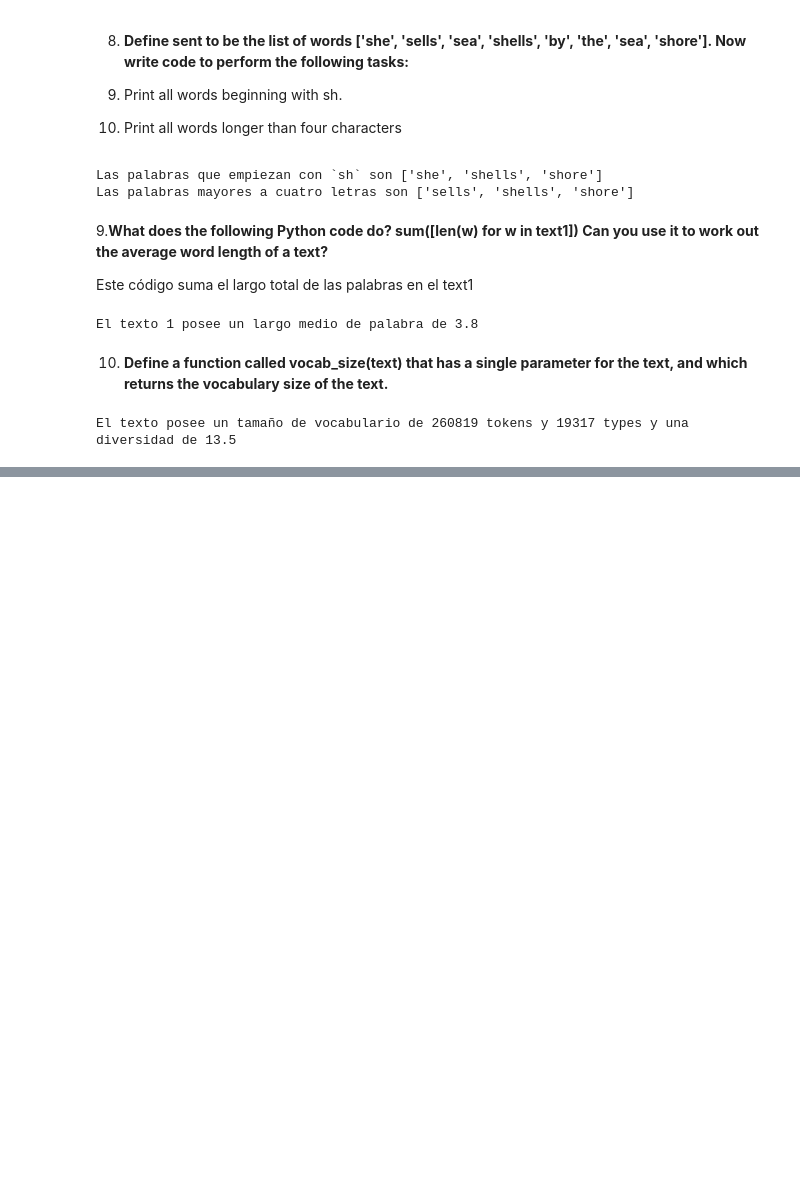
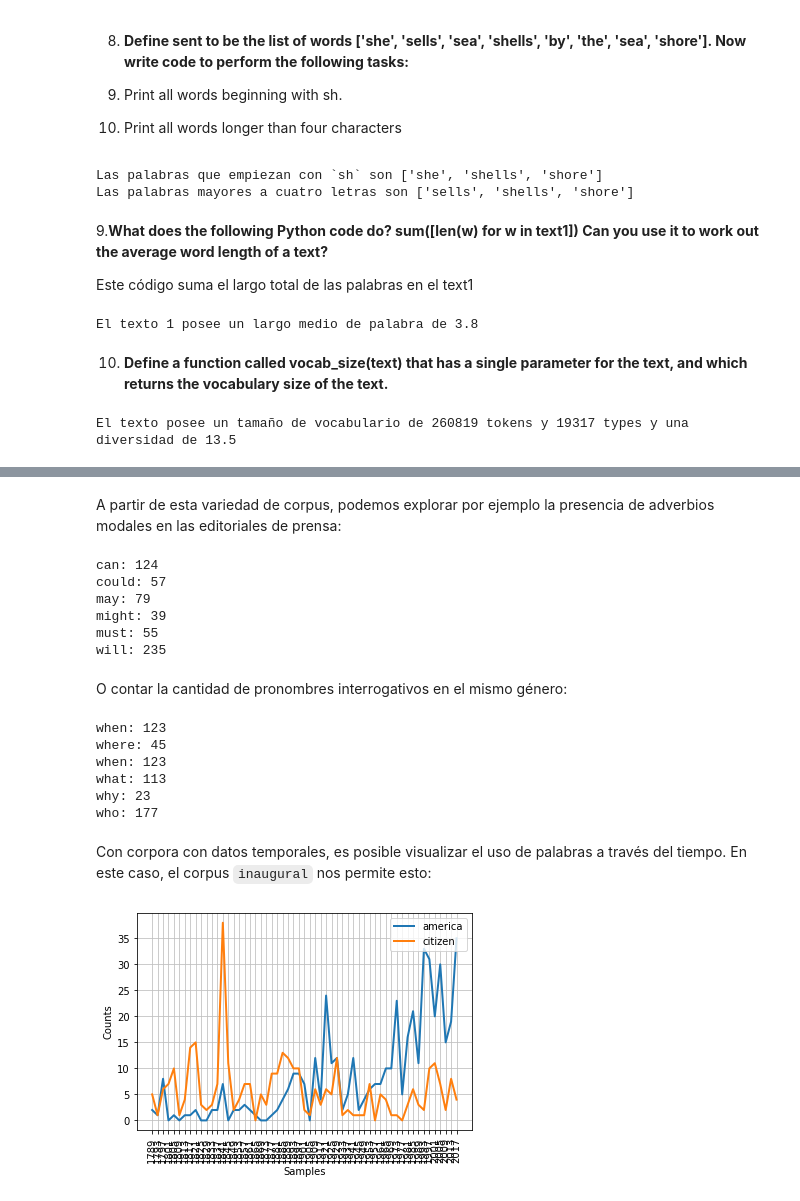
Before and after one commit to bmmedinac/python_practice, a Jupyter notebook: NLP_with_Python.ipynb, the cells around one changed output, grey strips where cells are left out. Drawn from its saved outputs; the diff is of its cells as text; code cells hidden in the pictures; blank space fills up the shorter version.

```diff
--- a/NLP_with_Python.ipynb
+++ b/NLP_with_Python.ipynb
@@ -314,0 +366,44 @@ El texto posee un tamaño de vocabulario de 260819 tokens y 19317 types y una di
+# %% [markdown]
+A partir de esta variedad de corpus, podemos explorar por ejemplo la presencia de adverbios modales en las editoriales de prensa:
+# %%
+editorial_text = brown.words(categories='editorial')
+fdist = nltk.FreqDist([w.lower() for w in editorial_text])
+modals = ['can', 'could', 'may', 'might', 'must', 'will']
+for m in modals:
+  print (m + ':', fdist[m])
+# %% [output]
+can: 124
+could: 57
+may: 79
+might: 39
+must: 55
+will: 235
+# %% [markdown]
+O contar la cantidad de pronombres interrogativos en el mismo género:
+# %%
+wh = ['when', 'where', 'when', 'what', 'why', 'who']
+for w in wh:
+  print(w + ':', fdist[w])
+# %% [output]
+when: 123
+where: 45
+when: 123
+what: 113
+why: 23
+who: 177
+# %% [markdown]
+Con corpora con datos temporales, es posible visualizar el uso de palabras a través del tiempo. En este caso, el corpus `inaugural` nos permite esto:
+# %%
+from nltk.corpus import inaugural
+inaugural.fileids()
+
+cfd = nltk.ConditionalFreqDist(
+    (target, fileid[:4])
+    for fileid in inaugural.fileids()
+    for w in inaugural.words(fileid)
+    for target in ['america', 'citizen']
+    if w.lower().startswith(target))
+
+cfd.plot()
+# %% [output]
+[figure, added]
```
Also changed, not shown: parts of 112 cells of this notebook.
